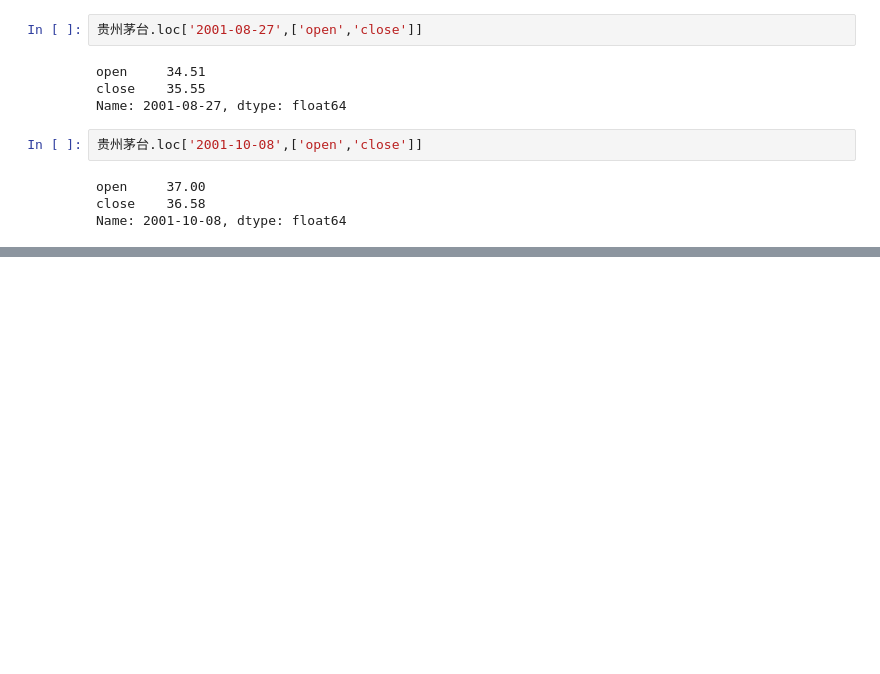
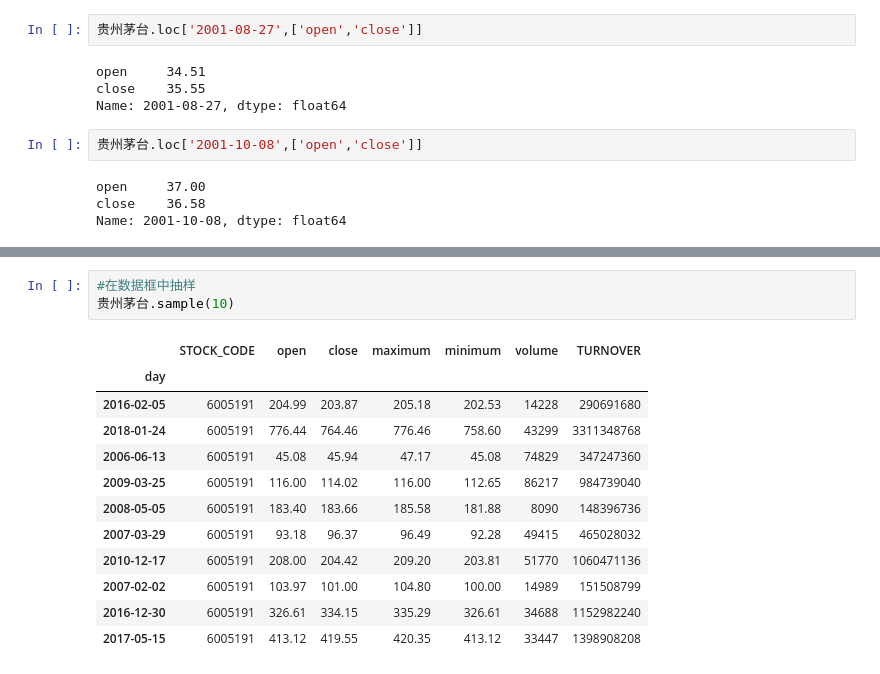
Before and after one commit to lovewangyuan/lovewangyuan, a Jupyter notebook: 05-dataframe.ipynb, the cells around one changed output, grey strips where cells are left out. Cells and saved outputs as stored; diff of their text form; blank space fills up the shorter version.

```diff
--- a/05-dataframe.ipynb
+++ b/05-dataframe.ipynb
@@ -120,0 +202,16 @@ Name: 2001-10-08, dtype: float64
+# %%
+#在数据框中抽样
+贵州茅台.sample(10)
+# %% [output]
+|  | STOCK_CODE | open | close | maximum | minimum | volume | TURNOVER |
+| day |  |  |  |  |  |  |  |
+| 2016-02-05 | 6005191 | 204.99 | 203.87 | 205.18 | 202.53 | 14228 | 290691680 |
+| 2018-01-24 | 6005191 | 776.44 | 764.46 | 776.46 | 758.60 | 43299 | 3311348768 |
+| 2006-06-13 | 6005191 | 45.08 | 45.94 | 47.17 | 45.08 | 74829 | 347247360 |
+| 2009-03-25 | 6005191 | 116.00 | 114.02 | 116.00 | 112.65 | 86217 | 984739040 |
+| 2008-05-05 | 6005191 | 183.40 | 183.66 | 185.58 | 181.88 | 8090 | 148396736 |
+| 2007-03-29 | 6005191 | 93.18 | 96.37 | 96.49 | 92.28 | 49415 | 465028032 |
+| 2010-12-17 | 6005191 | 208.00 | 204.42 | 209.20 | 203.81 | 51770 | 1060471136 |
+| 2007-02-02 | 6005191 | 103.97 | 101.00 | 104.80 | 100.00 | 14989 | 151508799 |
+| 2016-12-30 | 6005191 | 326.61 | 334.15 | 335.29 | 326.61 | 34688 | 1152982240 |
+| 2017-05-15 | 6005191 | 413.12 | 419.55 | 420.35 | 413.12 | 33447 | 1398908208 |
```
Also changed, not shown: parts of 10 cells of this notebook, 1 other file.
